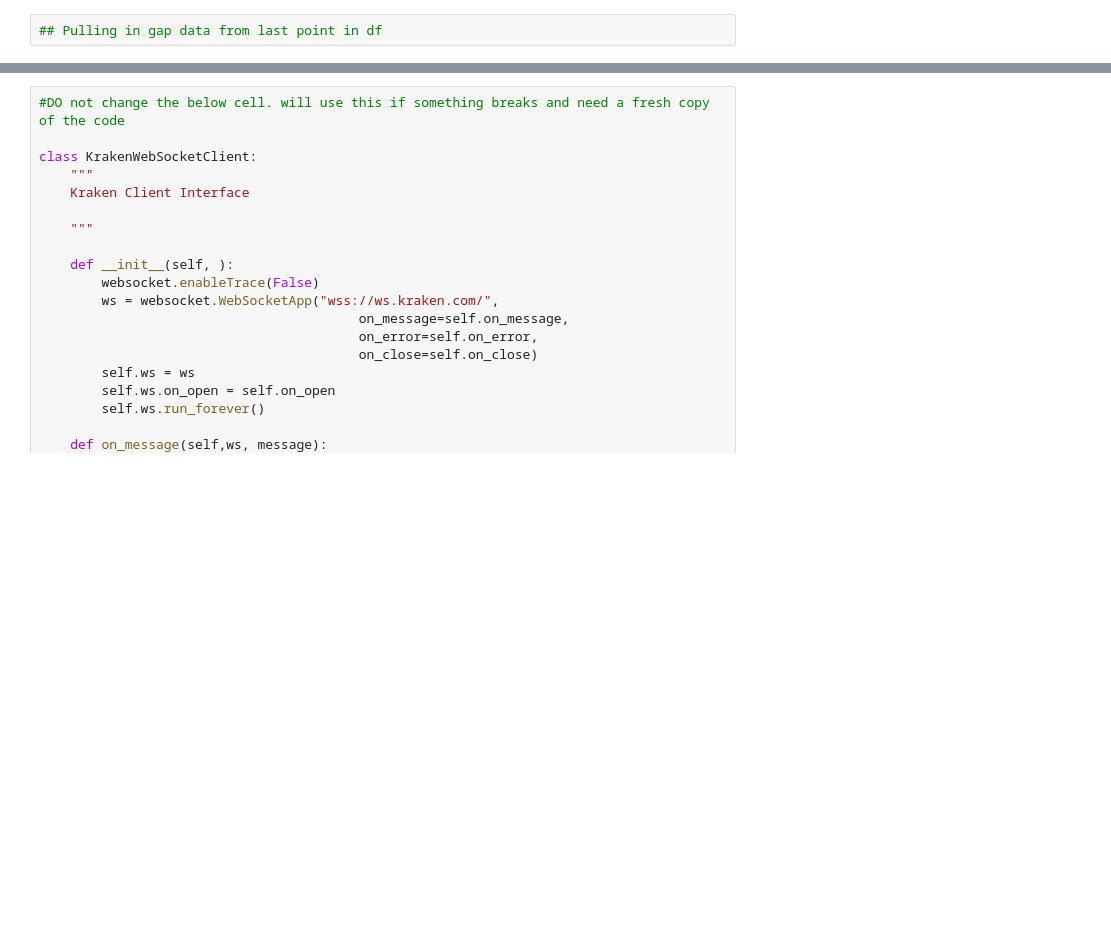
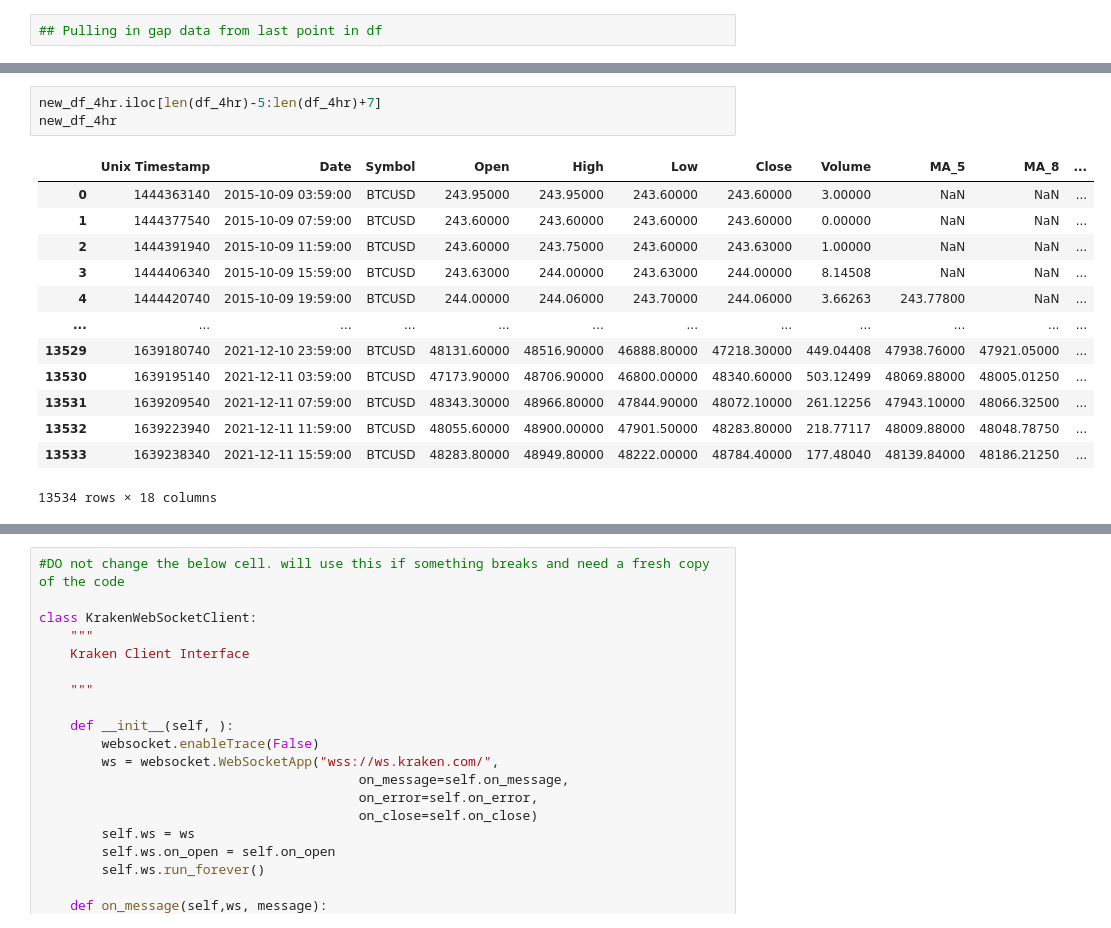
Before and after one commit to adamhaze/DM-Crypto-Trading-Bot, a Jupyter notebook: LiveData.ipynb, the cells around one changed output, grey strips where cells are left out. Saved outputs shown, nothing was run; the diff lists cells and outputs as text; blank space fills up the shorter version.

```diff
--- a/LiveData.ipynb
+++ b/LiveData.ipynb
@@ -303,0 +492,17 @@ df
+# %%
+new_df_4hr.iloc[len(df_4hr)-5:len(df_4hr)+7]
+new_df_4hr
+# %% [output]
+|  | Unix Timestamp | Date | Symbol | Open | High | Low | Close | Volume | MA_5 | MA_8 | ... |
+| 0 | 1444363140 | 2015-10-09 03:59:00 | BTCUSD | 243.95000 | 243.95000 | 243.60000 | 243.60000 | 3.00000 | NaN | NaN | ... |
+| 1 | 1444377540 | 2015-10-09 07:59:00 | BTCUSD | 243.60000 | 243.60000 | 243.60000 | 243.60000 | 0.00000 | NaN | NaN | ... |
+| 2 | 1444391940 | 2015-10-09 11:59:00 | BTCUSD | 243.60000 | 243.75000 | 243.60000 | 243.63000 | 1.00000 | NaN | NaN | ... |
+| 3 | 1444406340 | 2015-10-09 15:59:00 | BTCUSD | 243.63000 | 244.00000 | 243.63000 | 244.00000 | 8.14508 | NaN | NaN | ... |
+| 4 | 1444420740 | 2015-10-09 19:59:00 | BTCUSD | 244.00000 | 244.06000 | 243.70000 | 244.06000 | 3.66263 | 243.77800 | NaN | ... |
+| ... | ... | ... | ... | ... | ... | ... | ... | ... | ... | ... | ... |
+| 13529 | 1639180740 | 2021-12-10 23:59:00 | BTCUSD | 48131.60000 | 48516.90000 | 46888.80000 | 47218.30000 | 449.04408 | 47938.76000 | 47921.05000 | ... |
+| 13530 | 1639195140 | 2021-12-11 03:59:00 | BTCUSD | 47173.90000 | 48706.90000 | 46800.00000 | 48340.60000 | 503.12499 | 48069.88000 | 48005.01250 | ... |
+| 13531 | 1639209540 | 2021-12-11 07:59:00 | BTCUSD | 48343.30000 | 48966.80000 | 47844.90000 | 48072.10000 | 261.12256 | 47943.10000 | 48066.32500 | ... |
+| 13532 | 1639223940 | 2021-12-11 11:59:00 | BTCUSD | 48055.60000 | 48900.00000 | 47901.50000 | 48283.80000 | 218.77117 | 48009.88000 | 48048.78750 | ... |
+| 13533 | 1639238340 | 2021-12-11 15:59:00 | BTCUSD | 48283.80000 | 48949.80000 | 48222.00000 | 48784.40000 | 177.48040 | 48139.84000 | 48186.21250 | ... |
+13534 rows × 18 columns
```
Also changed, not shown: parts of 30 cells of this notebook, 2 other files.
